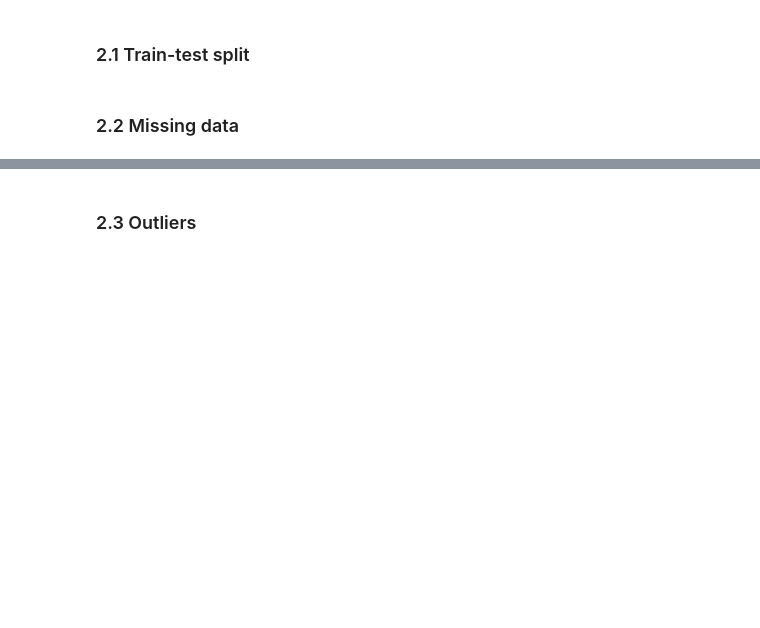
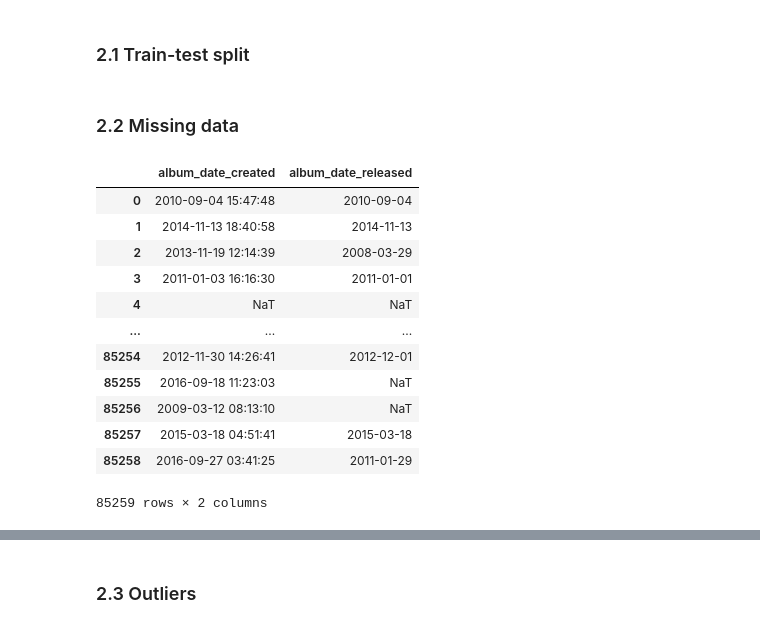
Before and after one commit to Julietvr/bds, a Jupyter notebook: regression/2_preprocessing.ipynb, the cells around one changed output, grey strips where cells are left out. Cells and saved outputs as stored; diff of their text form; code cells hidden in the pictures; blank space fills up the shorter version.

```diff
--- a/regression/2_preprocessing.ipynb
+++ b/regression/2_preprocessing.ipynb
@@ -84,2 +125,18 @@ fts = Feature_reader('features.csv')
 # %% [markdown]
 ### 2.2 Missing data
+# %%
+df_meta[['album_date_created', 'album_date_released']]
+# %% [output]
+|  | album_date_created | album_date_released |
+| 0 | 2010-09-04 15:47:48 | 2010-09-04 |
+| 1 | 2014-11-13 18:40:58 | 2014-11-13 |
+| 2 | 2013-11-19 12:14:39 | 2008-03-29 |
+| 3 | 2011-01-03 16:16:30 | 2011-01-01 |
+| 4 | NaT | NaT |
+| ... | ... | ... |
+| 85254 | 2012-11-30 14:26:41 | 2012-12-01 |
+| 85255 | 2016-09-18 11:23:03 | NaT |
+| 85256 | 2009-03-12 08:13:10 | NaT |
+| 85257 | 2015-03-18 04:51:41 | 2015-03-18 |
+| 85258 | 2016-09-27 03:41:25 | 2011-01-29 |
+85259 rows × 2 columns
```
Also changed, not shown: parts of 8 cells of this notebook.
